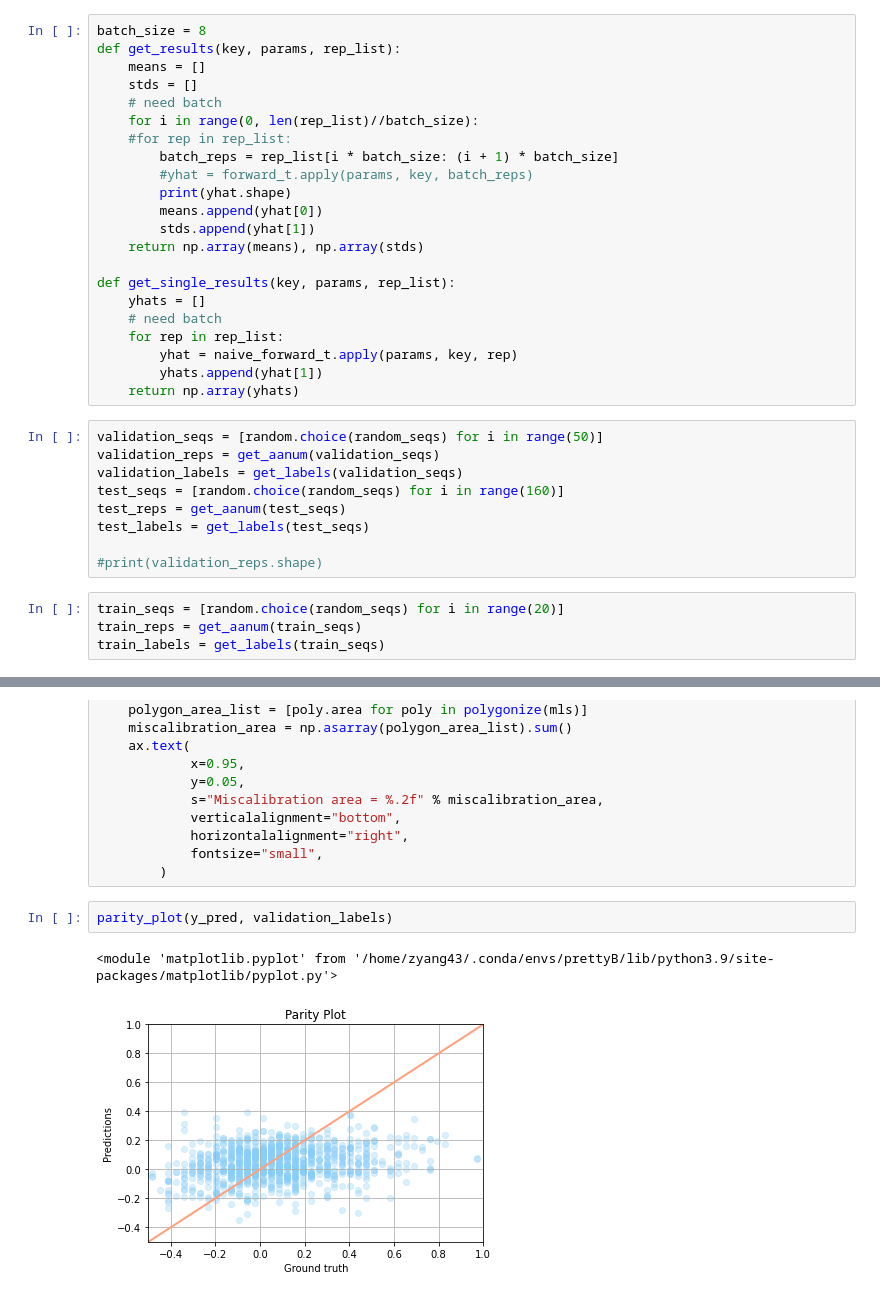
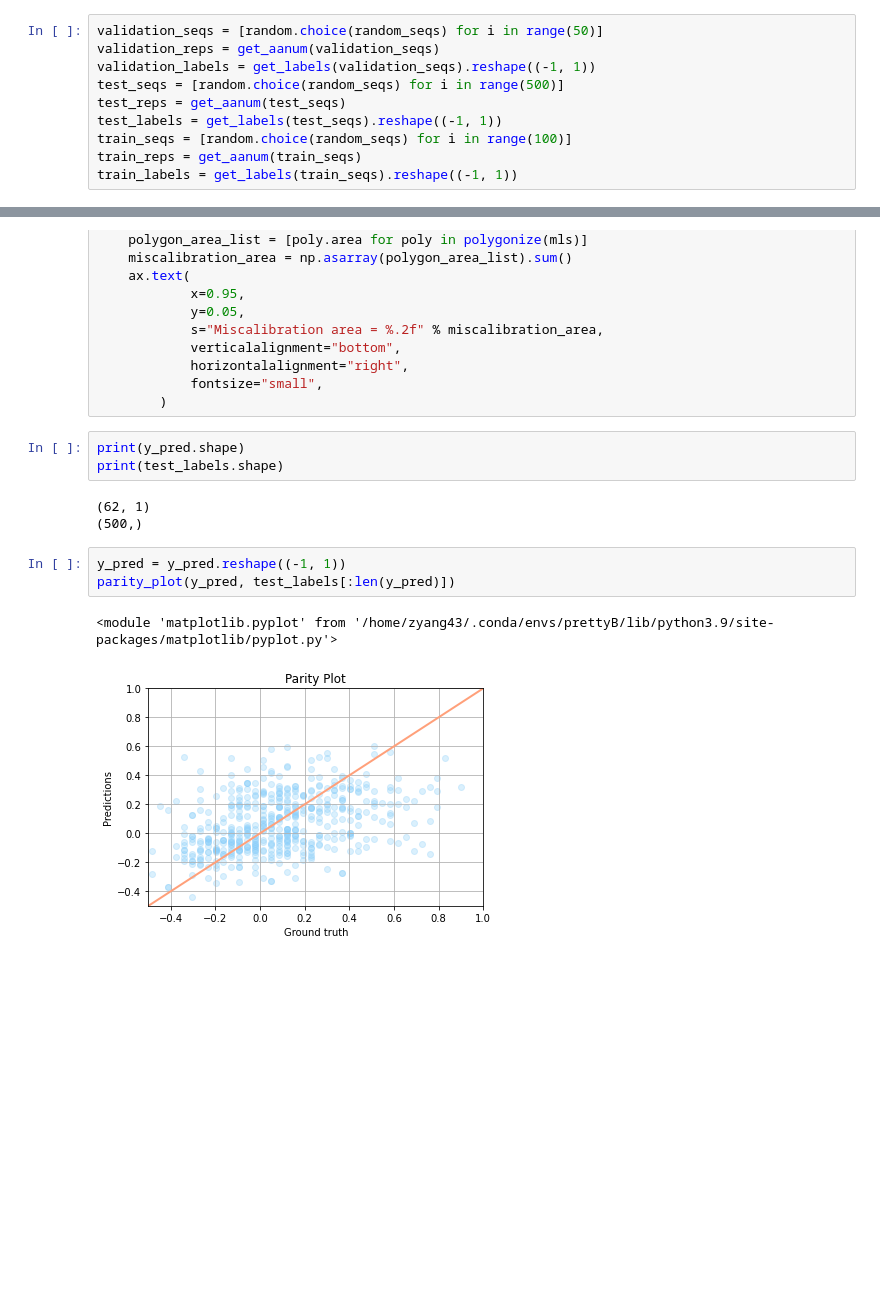
Before and after one commit to ur-whitelab/wazy, a Jupyter notebook: paper/mlp.ipynb, the cells around one changed output, grey strips where cells are left out. Cells and saved outputs as stored; diff of their text form; blank space fills up the shorter version.

```diff
--- a/paper/mlp.ipynb
+++ b/paper/mlp.ipynb
@@ -96,36 +96,11 @@ print(a.shape)
-# %%
-batch_size = 8
-def get_results(key, params, rep_list):
-    means = []
-    stds = []
-    # need batch
-    for i in range(0, len(rep_list)//batch_size):
-    #for rep in rep_list:
-        batch_reps = rep_list[i * batch_size: (i + 1) * batch_size]
-        #yhat = forward_t.apply(params, key, batch_reps)
-        print(yhat.shape)
-        means.append(yhat[0])
-        stds.append(yhat[1])
-    return np.array(means), np.array(stds)
-
-def get_single_results(key, params, rep_list):
-    yhats = []
-    # need batch
-    for rep in rep_list:
-        yhat = naive_forward_t.apply(params, key, rep)
-        yhats.append(yhat[1])
-    return np.array(yhats)
 # %%
 validation_seqs = [random.choice(random_seqs) for i in range(50)]
 validation_reps = get_aanum(validation_seqs)
-validation_labels = get_labels(validation_seqs)
-test_seqs = [random.choice(random_seqs) for i in range(160)]
+validation_labels = get_labels(validation_seqs).reshape((-1, 1))
+test_seqs = [random.choice(random_seqs) for i in range(500)]
 test_reps = get_aanum(test_seqs)
-test_labels = get_labels(test_seqs)
-
-#print(validation_reps.shape)
+test_labels = get_labels(test_seqs).reshape((-1, 1))
+train_seqs = [random.choice(random_seqs) for i in range(100)]
+train_reps = get_aanum(train_seqs)
+train_labels = get_labels(train_seqs).reshape((-1, 1))
-# %%
-train_seqs = [random.choice(random_seqs) for i in range(20)]
-train_reps = get_aanum(train_seqs)
-train_labels = get_labels(train_seqs)
 # %%
@@ -224,8 +225,15 @@ def calibration_plot(y_pred, y_std, test_labels):
             horizontalalignment="right",
             fontsize="small",
         )
+# %%
+print(y_pred.shape)
+print(test_labels.shape)
+# %% [output]
+(62, 1)
+(500,)
 # %%
-parity_plot(y_pred, validation_labels)
+y_pred = y_pred.reshape((-1, 1))
+parity_plot(y_pred, test_labels[:len(y_pred)])
 # %% [output]
 <module 'matplotlib.pyplot' from '/home/zyang43/.conda/envs/prettyB/lib/python3.9/site-packages/matplotlib/pyplot.py'>
-[figure, old version]
+[figure, new version]
```
Also changed, not shown: parts of 11 cells of this notebook, 1 other file.
